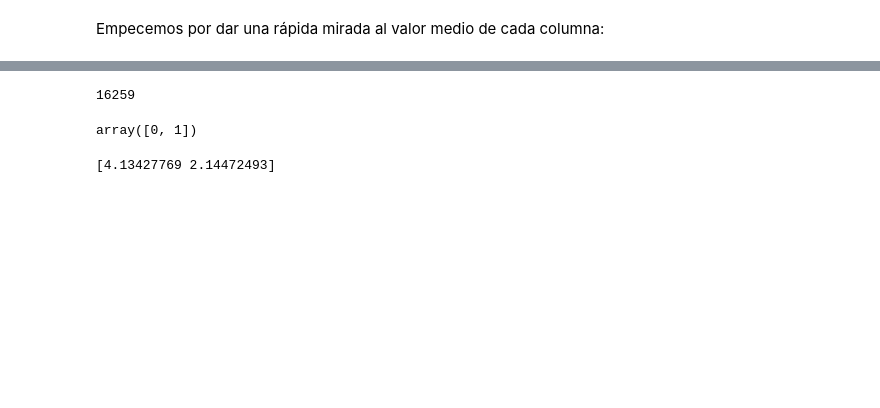
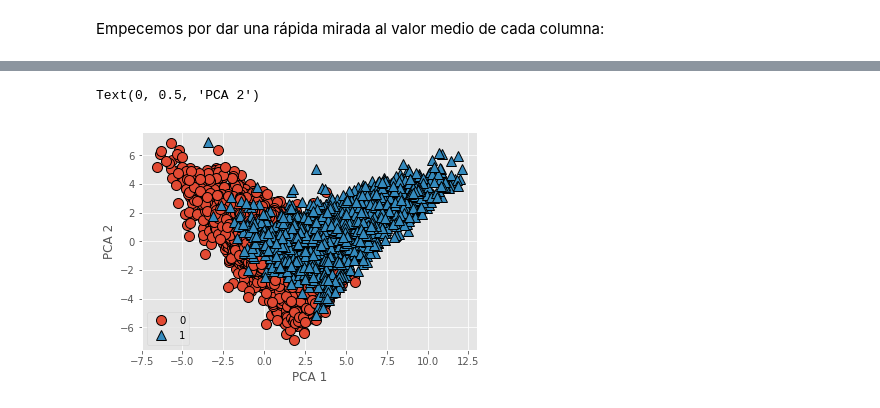
Before and after one commit to DEVSOFTNET/pulsar-star-classifier, a Jupyter notebook: src/PCA - pulsar-star-classifier.ipynb, the cells around one changed output, grey strips where cells are left out. Drawn from its saved outputs; the diff is of its cells as text; code cells hidden in the pictures; blank space fills up the shorter version.

```diff
--- a/src/PCA - pulsar-star-classifier.ipynb
+++ b/src/PCA - pulsar-star-classifier.ipynb
@@ -87,13 +87,9 @@ print(pca_loadings)
-# %%
-len(data.loc[data['Clase']==0])
-# %% [output]
-16259
-# %%
-data['Clase'].unique()
-# %% [output]
-array([0, 1])
-# %%
-explained_variance = pca.explained_variance_
-print(explained_variance)
-# %% [output]
-[4.13427769 2.14472493]
+# %%
+transformada = pca.transform(X_norm)
+mglearn.discrete_scatter(transformada[:,0], transformada[:,1], y)
+plt.legend(y.unique(), loc = 'best')
+plt.xlabel('PCA 1')
+plt.ylabel('PCA 2')
+# %% [output]
+Text(0, 0.5, 'PCA 2')
+[figure, added]
```
Also changed, not shown: parts of 11 cells of this notebook, 3 other files.
